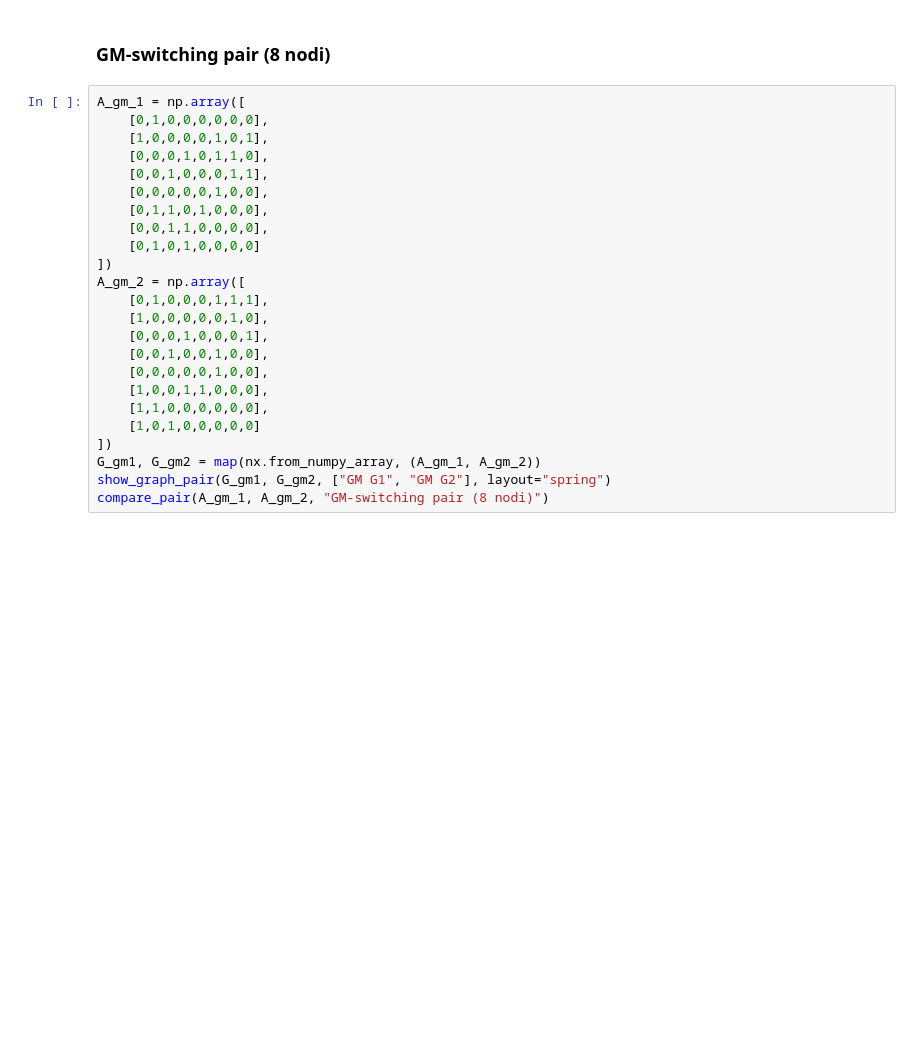
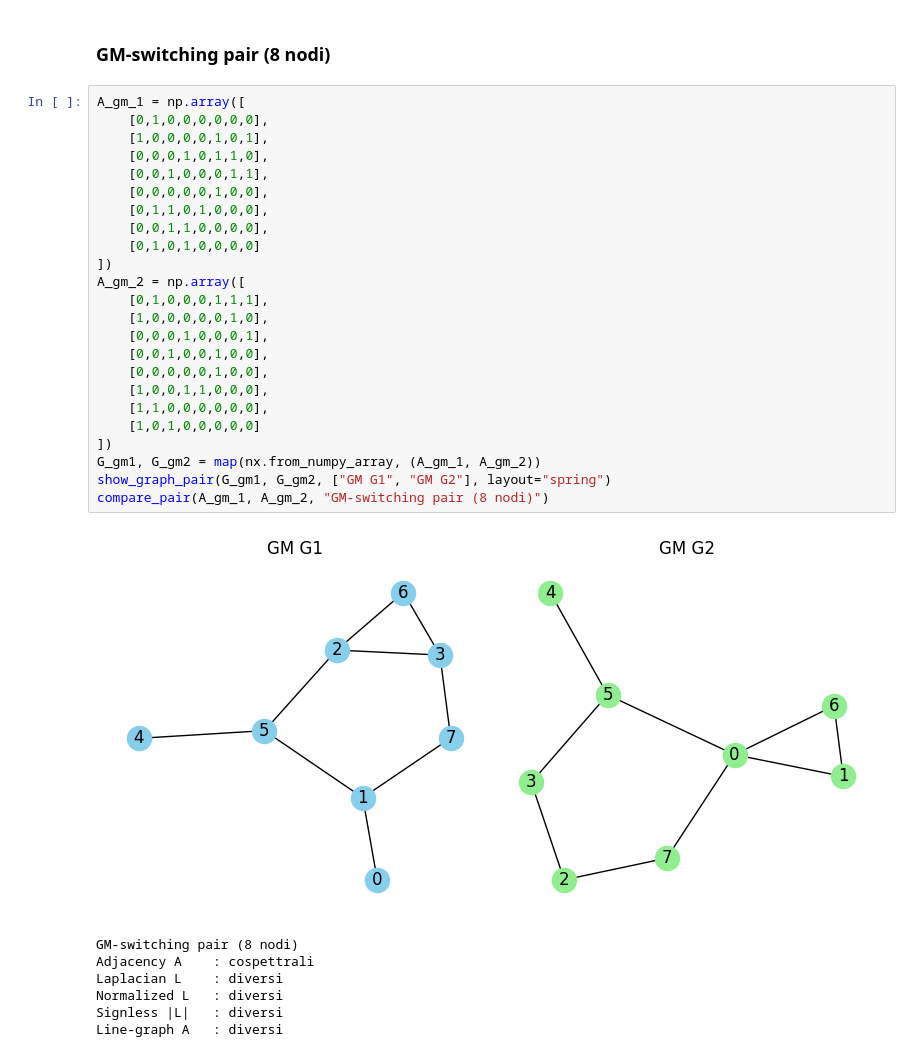
Before and after one commit to massoreon99/notebook-tesi, a Jupyter notebook: isomorfismo/isomorfismo.ipynb, the cells around one changed output. Cells and saved outputs as stored; diff of their text form; blank space fills up the shorter version.

```diff
--- a/isomorfismo/isomorfismo.ipynb
+++ b/isomorfismo/isomorfismo.ipynb
@@ -186,24 +210,32 @@ compare_pair(A_tri_iso, A_star, "Triangolo vs Stella (|L|‑cospettrali)")
 # %%
 A_gm_1 = np.array([
     [0,1,0,0,0,0,0,0],
     [1,0,0,0,0,1,0,1],
     [0,0,0,1,0,1,1,0],
     [0,0,1,0,0,0,1,1],
     [0,0,0,0,0,1,0,0],
     [0,1,1,0,1,0,0,0],
     [0,0,1,1,0,0,0,0],
     [0,1,0,1,0,0,0,0]
 ])
 A_gm_2 = np.array([
     [0,1,0,0,0,1,1,1],
     [1,0,0,0,0,0,1,0],
     [0,0,0,1,0,0,0,1],
     [0,0,1,0,0,1,0,0],
     [0,0,0,0,0,1,0,0],
     [1,0,0,1,1,0,0,0],
     [1,1,0,0,0,0,0,0],
     [1,0,1,0,0,0,0,0]
 ])
 G_gm1, G_gm2 = map(nx.from_numpy_array, (A_gm_1, A_gm_2))
 show_graph_pair(G_gm1, G_gm2, ["GM G1", "GM G2"], layout="spring")
-compare_pair(A_gm_1, A_gm_2, "GM‑switching pair (8 nodi)")
+compare_pair(A_gm_1, A_gm_2, "GM-switching pair (8 nodi)")
+# %% [output]
+[figure, added]
+GM‑switching pair (8 nodi)
+Adjacency A    : cospettrali
+Laplacian L    : diversi
+Normalized L   : diversi
+Signless |L|   : diversi
+Line‑graph A   : diversi
```
Also changed, not shown: parts of 3 cells of this notebook, 24 other files.
